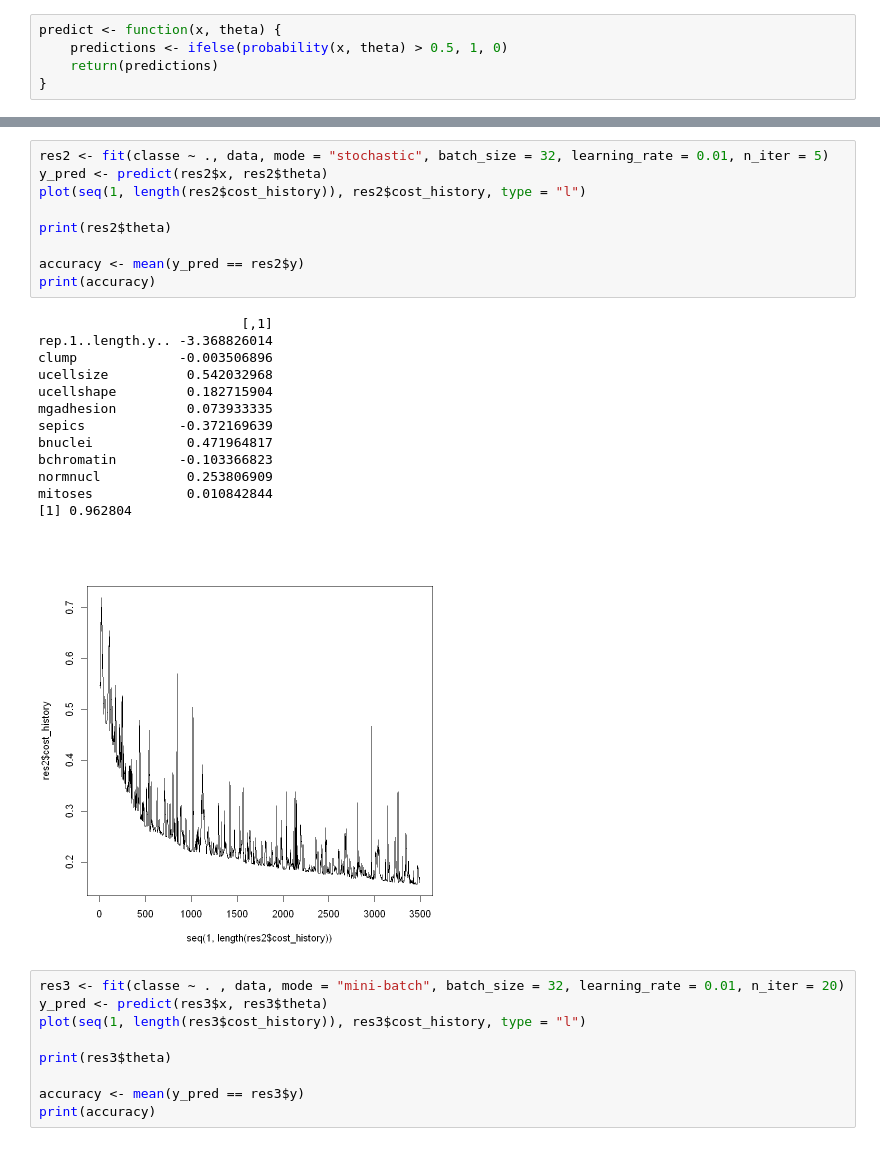
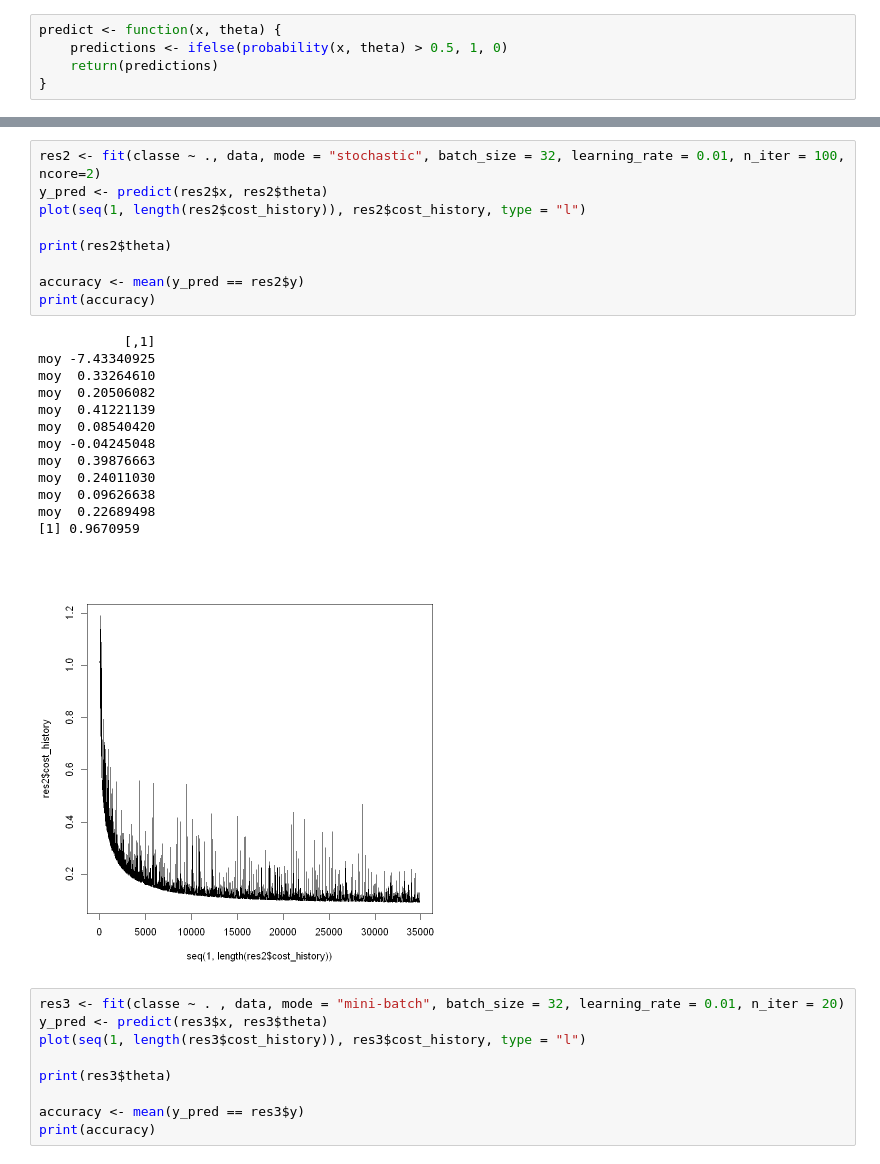
Before and after one commit to RomainDudoit/M2_RPackage, a Jupyter notebook: Notebook.ipynb, the cells around one changed output, grey strips where cells are left out. Saved outputs shown, nothing was run; the diff lists cells and outputs as text.

```diff
--- a/Notebook.ipynb
+++ b/Notebook.ipynb
@@ -410,26 +435,26 @@ predict_bis(res1,
 # %%
-res2 <- fit(classe ~ ., data, mode = "stochastic", batch_size = 32, learning_rate = 0.01, n_iter = 5)
+res2 <- fit(classe ~ ., data, mode = "stochastic", batch_size = 32, learning_rate = 0.01, n_iter = 100, ncore=2)
 y_pred <- predict(res2$x, res2$theta)
 plot(seq(1, length(res2$cost_history)), res2$cost_history, type = "l")
 
 print(res2$theta)
 
 accuracy <- mean(y_pred == res2$y)
 print(accuracy)
 # %% [output]
-                          [,1]
-rep.1..length.y.. -3.368826014
-clump             -0.003506896
-ucellsize          0.542032968
-ucellshape         0.182715904
-mgadhesion         0.073933335
-sepics            -0.372169639
-bnuclei            0.471964817
-bchromatin        -0.103366823
-normnucl           0.253806909
-mitoses            0.010842844
-[1] 0.962804
+           [,1]
+moy -7.43340925
+moy  0.33264610
+moy  0.20506082
+moy  0.41221139
+moy  0.08540420
+moy -0.04245048
+moy  0.39876663
+moy  0.24011030
+moy  0.09626638
+moy  0.22689498
+[1] 0.9670959
-[figure, old version]
+[figure, new version]
 # %%
 res3 <- fit(classe ~ . , data, mode = "mini-batch", batch_size = 32, learning_rate = 0.01, n_iter = 20)
 y_pred <- predict(res3$x, res3$theta)
```
Also changed, not shown: parts of 8 cells of this notebook.
